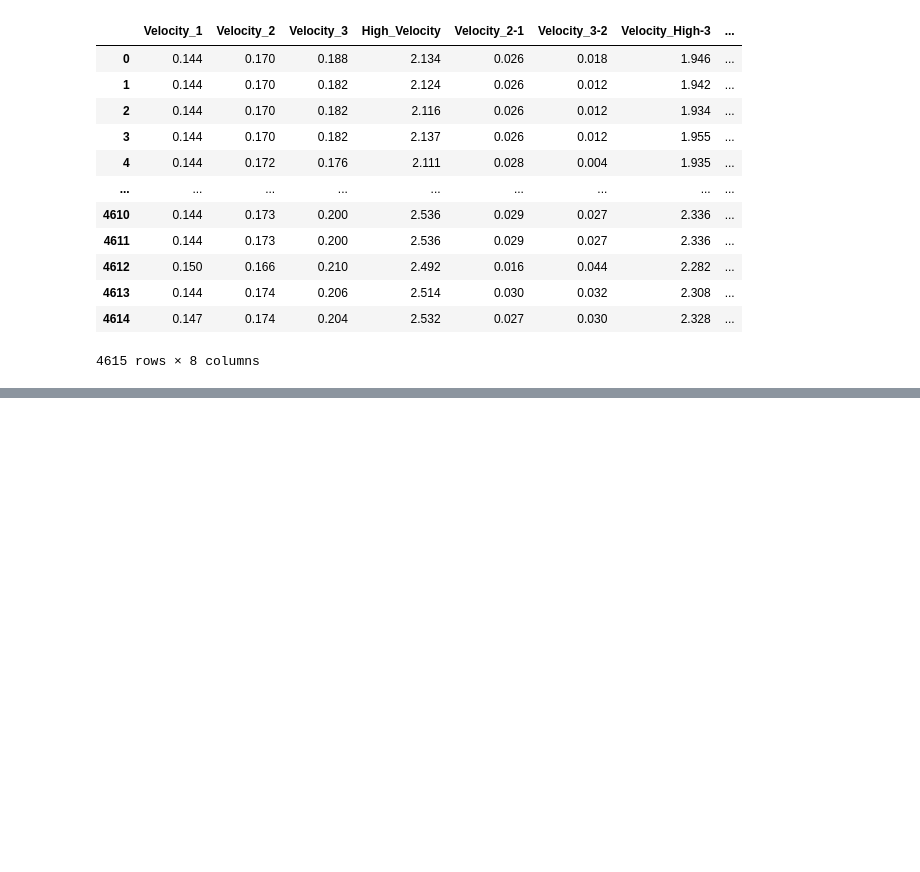
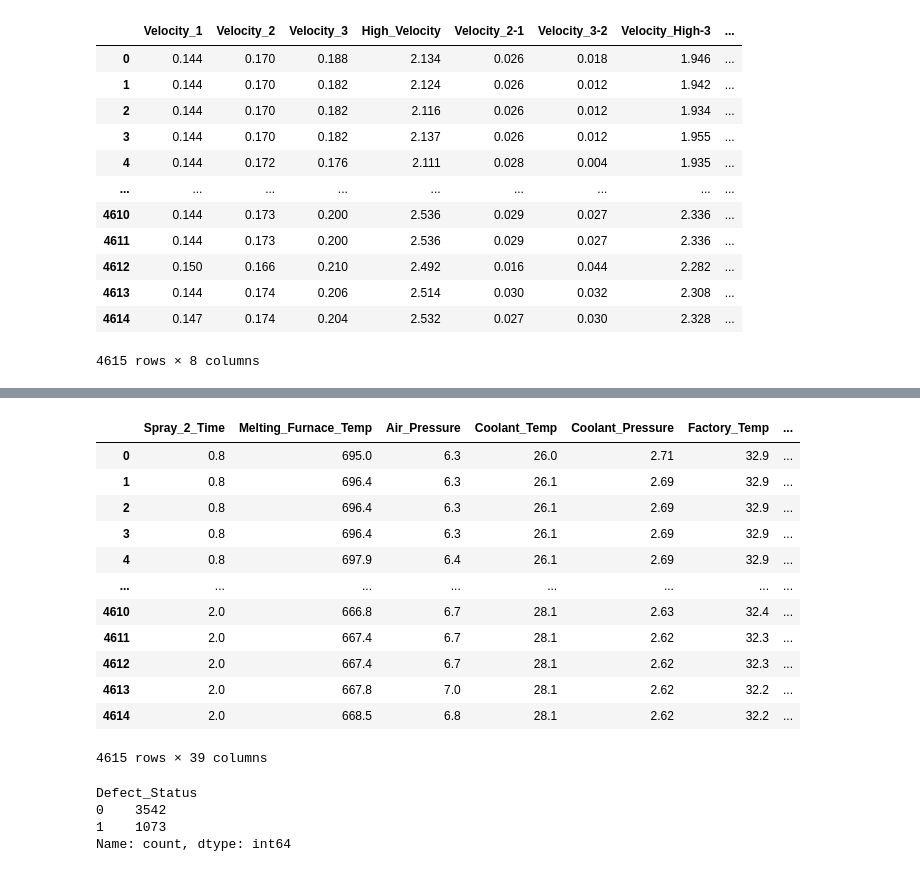
Before and after one commit to heeso0908/hotsix, a Jupyter notebook: notebooks/박수빈/test.ipynb, the cells around one changed output, grey strips where cells are left out. Drawn from its saved outputs; the diff is of its cells as text; code cells hidden in the pictures; blank space fills up the shorter version.

```diff
--- a/notebooks/박수빈/test.ipynb
+++ b/notebooks/박수빈/test.ipynb
@@ -1115,0 +1112,15 @@ def detect_outliers_iqr(data, cols):
+# %%
+df_clean = pd.read_csv("../../data/df_clean.csv")
+df_clean_nf = pd.read_csv("../../data/df_clean_nf.csv")
+# %%
+# 고정값인 공장 환경 컬럼 제거를 위한 list
+col_list = df_clean.columns.to_list()
+del_list = []
+for i in col_list:
+    if (i.find("Temp") >= 0) or (i.find("Humidity") >= 0) or (i.find("Pressure") >= 0):
+        if i.find("Min") >= 0:
+            del_list.append(i)
+        elif i.find("Max") >= 0:
+            del_list.append(i)
+
+del_list
@@ -1115,0 +1136,19 @@ def detect_outliers_iqr(data, cols):
+# %%
+df_clean.drop(columns = del_list, inplace = True)
+df_clean_nf.drop(columns = del_list, inplace = True)
+# %%
+df_clean_nf.iloc[:, 15:]
+# %% [output]
+|  | Spray_2_Time | Melting_Furnace_Temp | Air_Pressure | Coolant_Temp | Coolant_Pressure | Factory_Temp | ... |
+| 0 | 0.8 | 695.0 | 6.3 | 26.0 | 2.71 | 32.9 | ... |
+| 1 | 0.8 | 696.4 | 6.3 | 26.1 | 2.69 | 32.9 | ... |
+| 2 | 0.8 | 696.4 | 6.3 | 26.1 | 2.69 | 32.9 | ... |
+| 3 | 0.8 | 696.4 | 6.3 | 26.1 | 2.69 | 32.9 | ... |
+| 4 | 0.8 | 697.9 | 6.4 | 26.1 | 2.69 | 32.9 | ... |
+| ... | ... | ... | ... | ... | ... | ... | ... |
+| 4610 | 2.0 | 666.8 | 6.7 | 28.1 | 2.63 | 32.4 | ... |
+| 4611 | 2.0 | 667.4 | 6.7 | 28.1 | 2.62 | 32.3 | ... |
+| 4612 | 2.0 | 667.4 | 6.7 | 28.1 | 2.62 | 32.3 | ... |
+| 4613 | 2.0 | 667.8 | 7.0 | 28.1 | 2.62 | 32.2 | ... |
+| 4614 | 2.0 | 668.5 | 6.8 | 28.1 | 2.62 | 32.2 | ... |
+4615 rows × 39 columns
@@ -1115,0 +1183,7 @@ def detect_outliers_iqr(data, cols):
+# %%
+df_clean["Defect_Status"].value_counts()
+# %% [output]
+Defect_Status
+0    3542
+1    1073
+Name: count, dtype: int64
```
Also changed, not shown: parts of 23 cells of this notebook, 2 other files.
